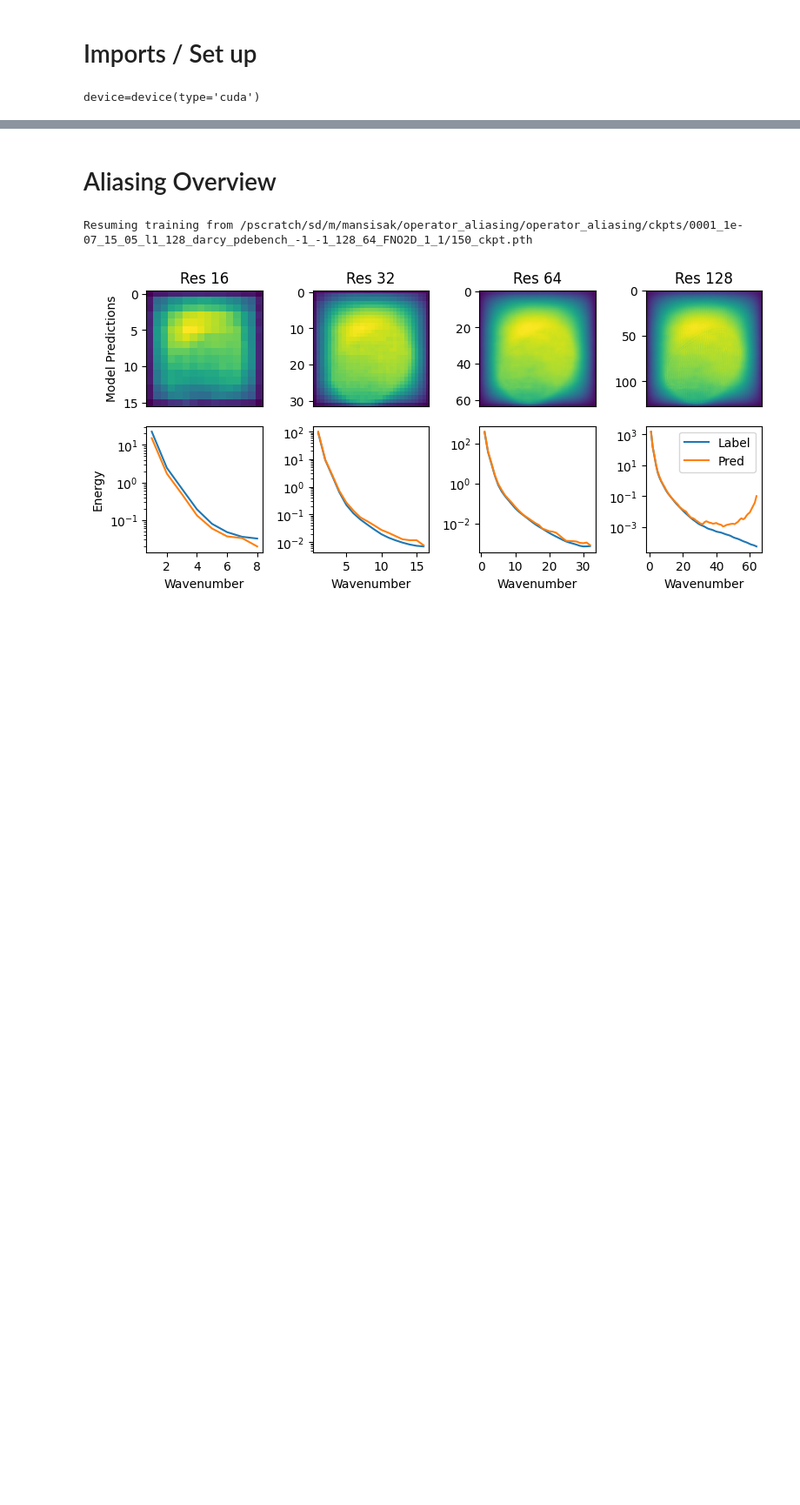
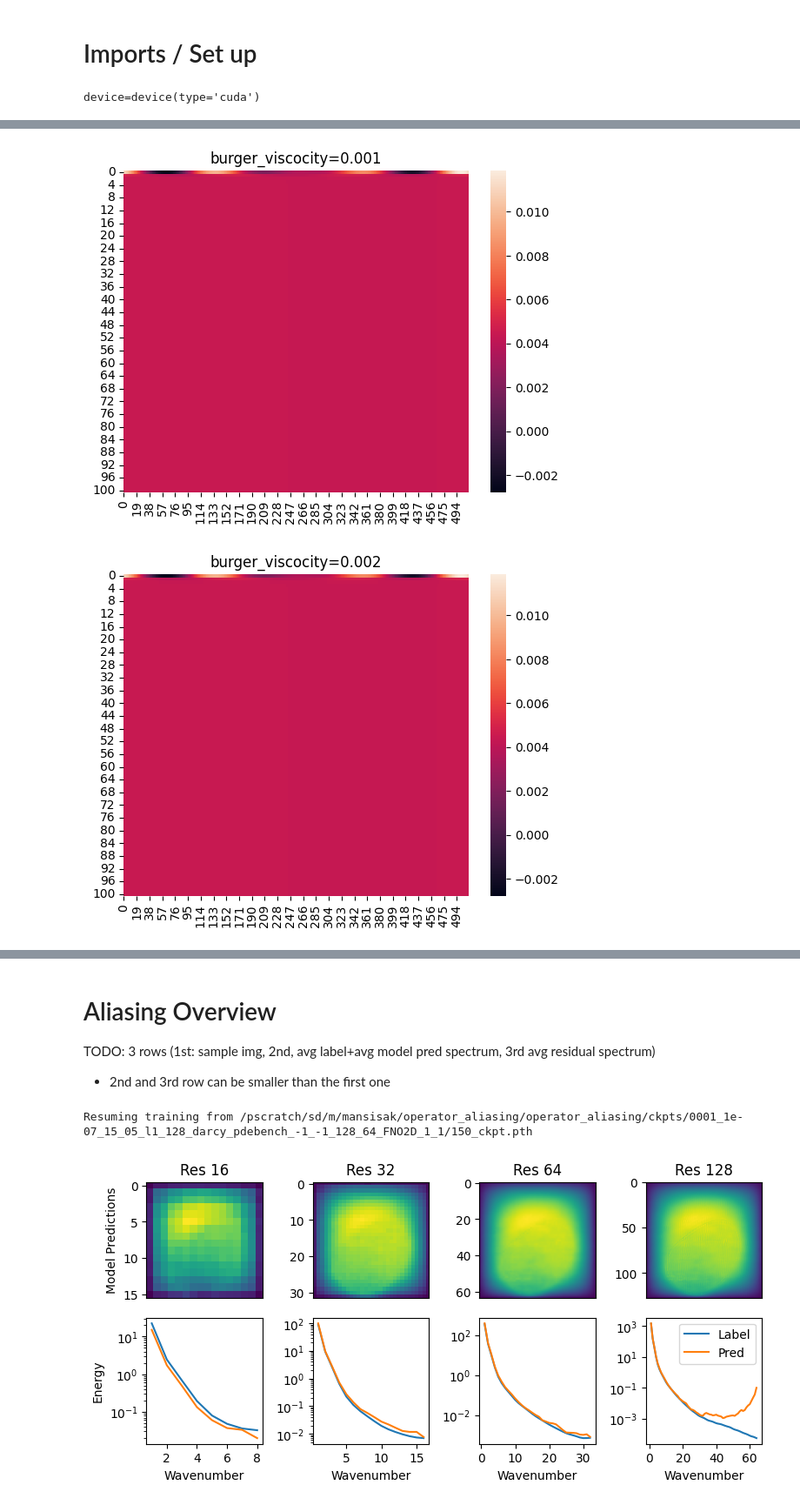
Before and after one commit to msakarvadia/operator_aliasing, a Jupyter notebook: notebooks/figures.ipynb, the cells around one changed output, grey strips where cells are left out. Shown at 87% size. Saved outputs shown, nothing was run; the diff lists cells and outputs as text; code cells hidden in the pictures; blank space fills up the shorter version.

```diff
--- a/notebooks/figures.ipynb
+++ b/notebooks/figures.ipynb
@@ -28,0 +37,38 @@ device=device(type='cuda')
+# %%
+# vis burgers at different visocity coeffs
+
+dataset_name = 'burgers_pdebench'
+img_size = 512
+max_mode = img_size // 2
+in_channels = 1
+out_channels = 1
+initial_steps = 1
+filter_lim = -1
+downsample_dim = -1
+model_name = 'FNO2D'
+darcy_forcing_term = 1.0
+burger_viscosity = 1.0
+
+for burger_viscocity in [ 0.001, 0.002, 0.004, 0.01, 0.02,0.04, 0.1,0.2,0.4,1.0,2.0,4.0,]:
+    dataset = get_dataset(
+            dataset_name=dataset_name,
+            filter_lim=filter_lim,
+            img_size=img_size,
+            downsample_dim=downsample_dim,
+            train=False,
+            initial_steps=initial_steps,
+            model_name=model_name,
+            darcy_forcing_term=darcy_forcing_term,
+            burger_viscosity=burger_viscosity,
+        )
+    x = dataset[100]['y'].squeeze()
+    norm1 = x / np.linalg.norm(x)
+    #plt.imshow(norm1)
+    #plt.colorbar(orientation='horizontal')
+    sns.heatmap(norm1)
+
+    plt.title(f"{burger_viscocity=}")
+    plt.show()
+# %% [output]
+[figure, added]
+[figure, added]
@@ -29,5 +85,8 @@ device=device(type='cuda')
 # %% [markdown]
 # Aliasing Overview
+
+TODO: 3 rows (1st: sample img, 2nd, avg label+avg model pred spectrum, 3rd avg residual spectrum)
+- 2nd and 3rd row can be smaller than the first one
 # %%
 fig, axs = plt.subplots(2, 4, figsize=(8, 4))
 from matplotlib import ticker
```
Also changed, not shown: parts of 6 cells of this notebook.
